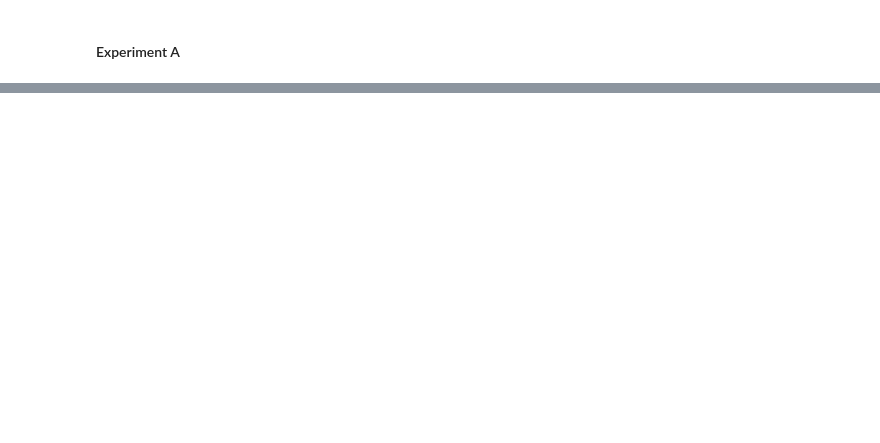
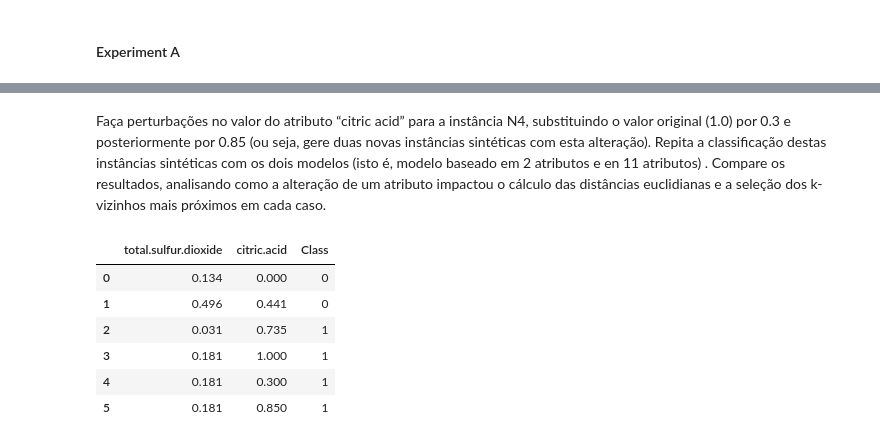
Before and after one commit to mksantos2/ML-projects, a Jupyter notebook: AM/KNN/notebook.ipynb, the cells around one changed output, grey strips where cells are left out. Cells and saved outputs as stored; diff of their text form; code cells hidden in the pictures; blank space fills up the shorter version.

```diff
--- a/AM/KNN/notebook.ipynb
+++ b/AM/KNN/notebook.ipynb
@@ -16,0 +229,32 @@ Repita o procedimento com os dados Dados_Normalizados_2Features e compare as acu
+# %% [markdown]
+Faça perturbações no valor do
+atributo “citric acid” para a instância N4, substituindo o valor original (1.0) por 0.3
+e posteriormente por 0.85 (ou seja, gere duas novas instâncias sintéticas com
+esta alteração). Repita a classificação destas instâncias sintéticas com os dois
+modelos (isto é, modelo baseado em 2 atributos e en 11 atributos) . Compare os
+resultados, analisando como a alteração de um atributo impactou o cálculo das
+distâncias euclidianas e a seleção dos k-vizinhos mais próximos em cada caso.
+# %%
+# adding 2 more rows to the test dataset
+
+#n5 = 0.3
+#n6 = 0.85
+
+n5 = Y_Normalizados_2Features.iloc[[3]].copy()
+n6 = Y_Normalizados_2Features.iloc[[3]].copy()
+# %%
+n5.at[3,'citric.acid']= 0.3
+n6.at[3,'citric.acid']= 0.85
+# %%
+
+Y_Normalizados_2Features = Y_Normalizados_2Features.append([n5, n6],ignore_index=True)
+# %%
+Y_Normalizados_2Features
+# %% [output]
+|  | total.sulfur.dioxide | citric.acid | Class |
+| 0 | 0.134 | 0.000 | 0 |
+| 1 | 0.496 | 0.441 | 0 |
+| 2 | 0.031 | 0.735 | 1 |
+| 3 | 0.181 | 1.000 | 1 |
+| 4 | 0.181 | 0.300 | 1 |
+| 5 | 0.181 | 0.850 | 1 |
```
Also changed, not shown: parts of 25 cells of this notebook.
